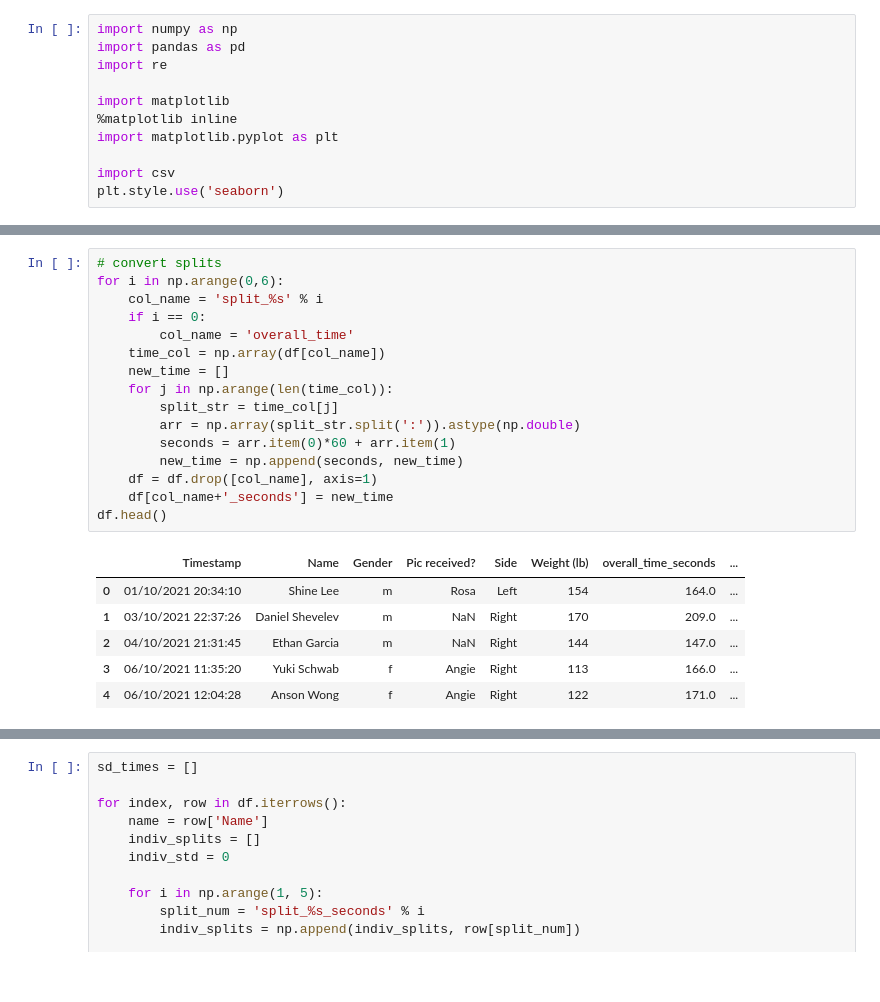
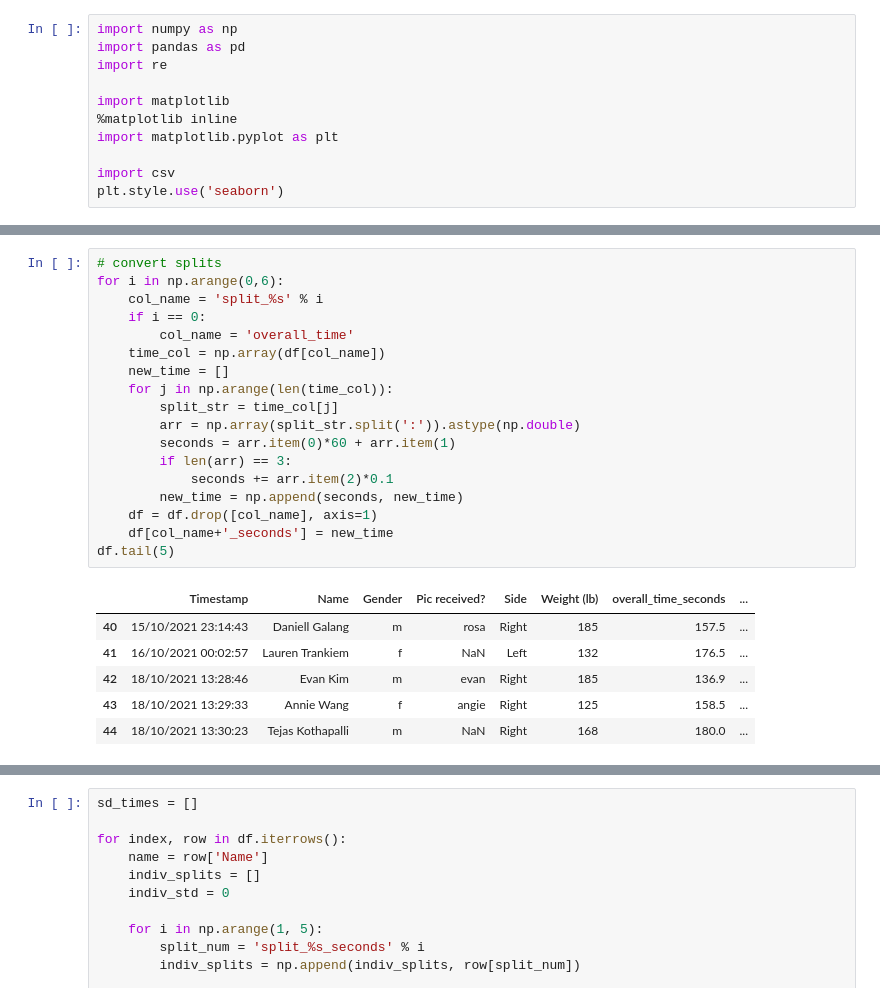
Before and after one commit to tinypersimmon/caldb, a Jupyter notebook: f21_metric1.ipynb, the cells around one changed output, grey strips where cells are left out. Cells and saved outputs as stored; diff of their text form.

```diff
--- a/f21_metric1.ipynb
+++ b/f21_metric1.ipynb
@@ -71,23 +69,25 @@ df.head()
 # %%
 # convert splits
 for i in np.arange(0,6):
     col_name = 'split_%s' % i
     if i == 0:
         col_name = 'overall_time'
     time_col = np.array(df[col_name])
     new_time = []
     for j in np.arange(len(time_col)):
         split_str = time_col[j]
         arr = np.array(split_str.split(':')).astype(np.double)
         seconds = arr.item(0)*60 + arr.item(1)
+        if len(arr) == 3:
+            seconds += arr.item(2)*0.1
         new_time = np.append(seconds, new_time)
     df = df.drop([col_name], axis=1)
     df[col_name+'_seconds'] = new_time
-df.head()
+df.tail(5)
 # %% [output]
 |  | Timestamp | Name | Gender | Pic received? | Side | Weight (lb) | overall_time_seconds | ... |
-| 0 | 01/10/2021 20:34:10 | Shine Lee | m | Rosa | Left | 154 | 164.0 | ... |
-| 1 | 03/10/2021 22:37:26 | Daniel Shevelev | m | NaN | Right | 170 | 209.0 | ... |
-| 2 | 04/10/2021 21:31:45 | Ethan Garcia | m | NaN | Right | 144 | 147.0 | ... |
-| 3 | 06/10/2021 11:35:20 | Yuki Schwab | f | Angie | Right | 113 | 166.0 | ... |
-| 4 | 06/10/2021 12:04:28 | Anson Wong | f | Angie | Right | 122 | 171.0 | ... |
+| 40 | 15/10/2021 23:14:43 | Daniell Galang | m | rosa | Right | 185 | 157.5 | ... |
+| 41 | 16/10/2021 00:02:57 | Lauren Trankiem | f | NaN | Left | 132 | 176.5 | ... |
+| 42 | 18/10/2021 13:28:46 | Evan Kim | m | evan | Right | 185 | 136.9 | ... |
+| 43 | 18/10/2021 13:29:33 | Annie Wang | f | angie | Right | 125 | 158.5 | ... |
+| 44 | 18/10/2021 13:30:23 | Tejas Kothapalli | m | NaN | Right | 168 | 180.0 | ... |
```
Also changed, not shown: parts of 10 cells of this notebook.
